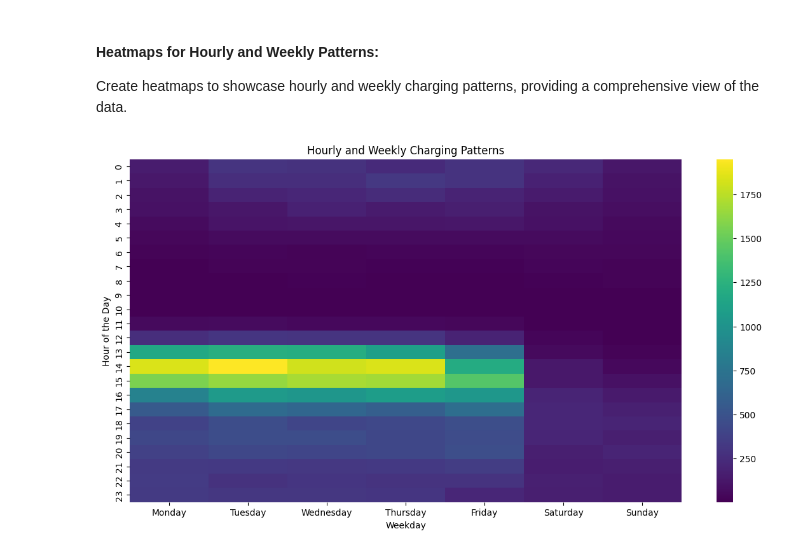
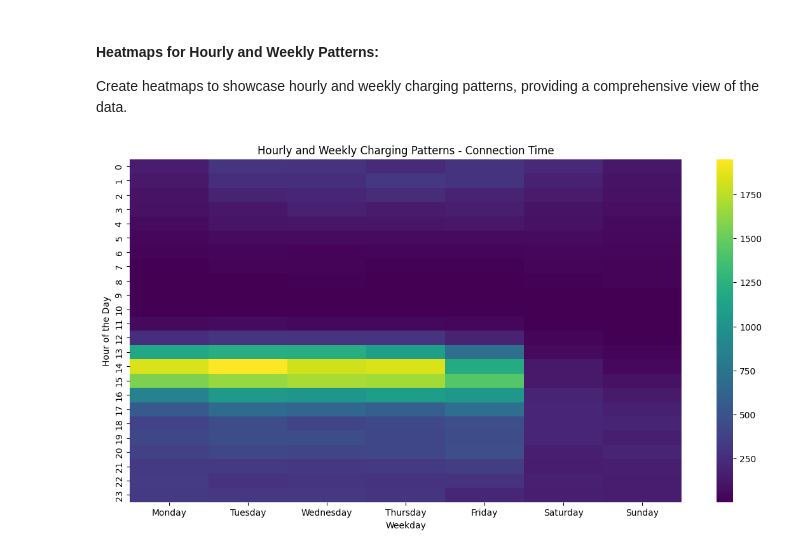
Before and after one commit to S0PEX/AA_Team_9_WS23, a Jupyter notebook: temporal_patterns_seasonality.ipynb, the cells around one changed output. Drawn from its saved outputs; the diff is of its cells as text; code cells hidden in the pictures.

```diff
--- a/temporal_patterns_seasonality.ipynb
+++ b/temporal_patterns_seasonality.ipynb
@@ -119,24 +120,24 @@ Create heatmaps to showcase hourly and weekly charging patterns, providing a com
 # %%
 # Assuming df_exploration is your DataFrame with a datetime index
 # If not, you may need to convert your index to datetime first
 df_exploration.index = pd.to_datetime(df_exploration.index)
 
 # Group by hour and weekday
 hourly_weekly_counts = df_exploration.groupby([df_exploration.index.hour, df_exploration.index.day_name()]).size().unstack()
 
 # Order the columns by weekday starting from Monday
 weekday_order = ['Monday', 'Tuesday', 'Wednesday', 'Thursday', 'Friday', 'Saturday', 'Sunday']
 hourly_weekly_counts = hourly_weekly_counts[weekday_order]
 
 # Plot the heatmap
 plt.figure(figsize=(14, 7))
 sns.heatmap(hourly_weekly_counts, cmap='viridis')
-plt.title('Hourly and Weekly Charging Patterns')
+plt.title('Hourly and Weekly Charging Patterns - Connection Time')
 plt.xlabel('Weekday')
 plt.ylabel('Hour of the Day')
 plt.show()
 # %% [output]
-[figure, old version]
+[figure, new version]
 # %%
 import pandas as pd
 import matplotlib.pyplot as plt
```
Also changed, not shown: parts of 4 cells of this notebook.
